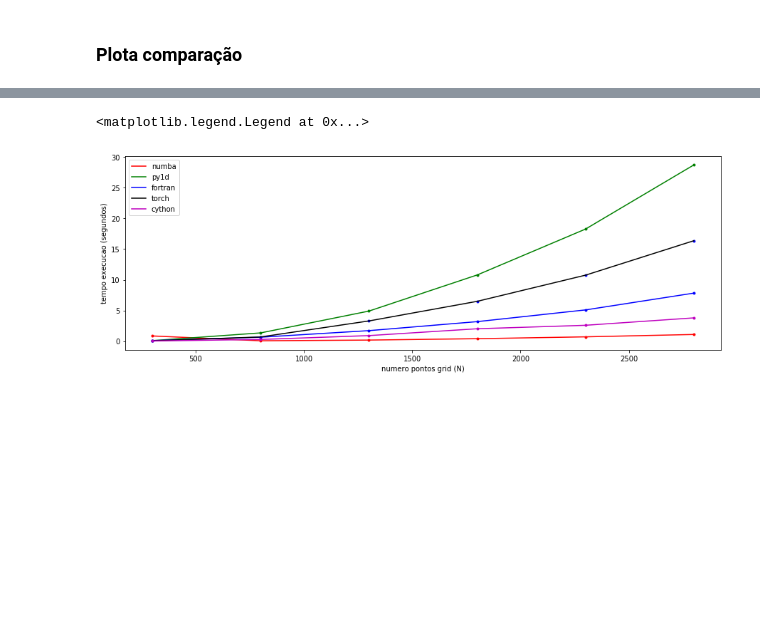
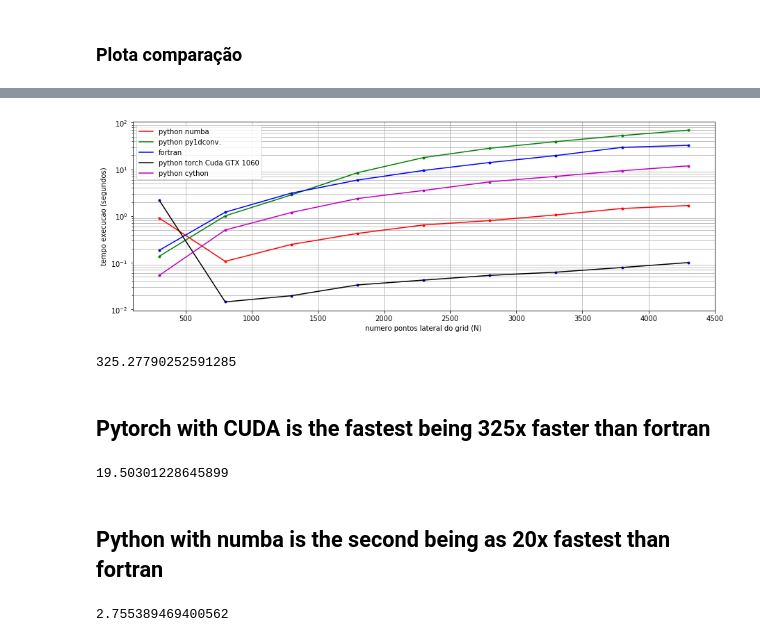
Before and after one commit to eusoubrasileiro/master, a Jupyter notebook: Comparison Python vs Fortran.ipynb, the cells around one changed output, grey strips where cells are left out. Saved outputs shown, nothing was run; the diff lists cells and outputs as text; code cells hidden in the pictures; blank space fills up the shorter version.

Commit message:
Python comparison. Python++ wins as expected.

```diff
--- a/Comparison Python vs Fortran.ipynb
+++ b/Comparison Python vs Fortran.ipynb
@@ -153,15 +137,6 @@ import numpy as np
 #th.set_num_threads(8)
 
 def torchrodarSimulacao(N, niter, dt, save=10, lmbda=0.04175):
-    """
-    * N : numero de pontos discretização em x e y
-    * duracao : em segundos da simulacao da difusao
-    * lmbda : lambda predefido para garantir estabilidade numérica
-    igual à 0.04175 baseado no item 1
-    * save : numero de 'snapshots' para salvar
-
-    O numero de iteracoes é calculado baseado na duracao
-    """
     k = 0.835 #K alumínio = 1/alfa^2
     ds = 10./(N-1) # 10 cm / N-1 pontos discretização espaço
     tplaca = np.zeros((N, N)) # temperatura da placa em tn e tn+1 :
@@ -180,25 +155,11 @@ def torchrodarSimulacao(N, niter, dt, save=10, lmbda=0.04175):
     kernel = kernel.unsqueeze(0).unsqueeze(0)     # pytorch format for conv2d
     tplaca = th.tensor(tplaca, dtype=th.float32)
     tplaca = tplaca.unsqueeze(0).unsqueeze(0)
-    snapshots = th.tensor(snapshots, dtype=th.float32)
 
     # send to cuda
-    #     kernel = kernel.to("cuda")
-    #     tplace = tplace.to("cuda")
-    #     snapshots = snapshots.to("cuda")
+    kernel = kernel.to("cuda")
+    tplaca = tplaca.to("cuda")
 
     for n in range(niter): # marcha
         # calcula tn+1 em funcao de f(tn)
         tplaca[0, 0, 1:-1, 1:-1] = lmbda*F.conv2d(tplaca, kernel) + tplaca[0, 0, 1:-1, 1:-1]
-
-        if n%nsave==0:
-            snapshots[isnap] = tplaca.squeeze(0).squeeze(0)
-            isnap += 1 # p/ próximo 'frame' do 'filme'
-
-    # imprime um resumo de alguns parâmetros
-    #print('Dt: {:.3g} numero de Iteracoes: {:5d} '.format(dt, niter))
-
-    # salva o último
-    snapshots[-1] = tplaca.squeeze(0).squeeze(0)
-    # retorna o 'filme' de snapshots, e o intervalo em x
-    return snapshots, ds
@@ -232,7 +191,7 @@ def fortran(N):
     command = "{:} {:} 10 9\n 2 2 0.1\n0.835 100.0 200.0 100.0 200.0".format(N,N)
     with open('in.txt','w') as f:
         f.write(command)
-    call('./calor2d.bin', shell=True)
+    call('./calor2d', shell=True)
 
 ## Python numba
 def pythonnumba(N):
@@ -263,7 +224,7 @@ cd /home/andre/PycharmProjects/master/calor2D/
 # %% [markdown]
 ### Plota comparação
 # %%
-nxn = list(range(300, 3000, 500))
+nxn = list(range(300, 4500, 500))
 # %%
 py1d = []
 fort = []
@@ -292,19 +255,36 @@ from matplotlib import pyplot as plt
 # %%
 plt.figure(figsize=(15,5))
 plt.plot(nxn, pynumba, '.r')
-plt.plot(nxn, pynumba, '-r', label='numba')
+plt.plot(nxn, pynumba, '-r', label='python numba')
 plt.plot(nxn, py1d, '.g')
-plt.plot(nxn, py1d, '-g', label='py1d')
+plt.plot(nxn, py1d, '-g', label='python py1dconv.')
 plt.plot(nxn, fort, '.b')
 plt.plot(nxn, fort, '-b', label='fortran')
 plt.plot(nxn, pytorch, '.b')
-plt.plot(nxn, pytorch, '-k', label='torch')
+plt.plot(nxn, pytorch, '-k', label='python torch Cuda GTX 1060')
 plt.plot(nxn, cython, '.m')
-plt.plot(nxn, cython, '-m', label='cython')
+plt.plot(nxn, cython, '-m', label='python cython')
+plt.yscale('log')
 plt.ylabel('tempo execucao (segundos)')
-plt.xlabel('numero pontos grid (N)')
+plt.xlabel('numero pontos lateral do grid (N)')
 plt.legend()
-#plt.ylim(0, )
+plt.grid(which='minor', axis='y')
+plt.grid(which='major', axis='x')
 # %% [output]
-<matplotlib.legend.Legend at 0x...>
-[figure, old version]
+[figure, new version]
+# %%
+fort[-1]/pytorch[-1]
+# %% [output]
+325.27790252591285
+# %% [markdown]
+## Pytorch with CUDA is the fastest being 325x faster than fortran
+# %%
+fort[-1]/pynumba[-1]
+# %% [output]
+19.50301228645899
+# %% [markdown]
+## Python with numba is the second being as 20x fastest than fortran
+# %%
+fort[-1]/cython[-1]
+# %% [output]
+2.755389469400562
```
Also changed, not shown: parts of 16 cells of this notebook, 3 other files.
